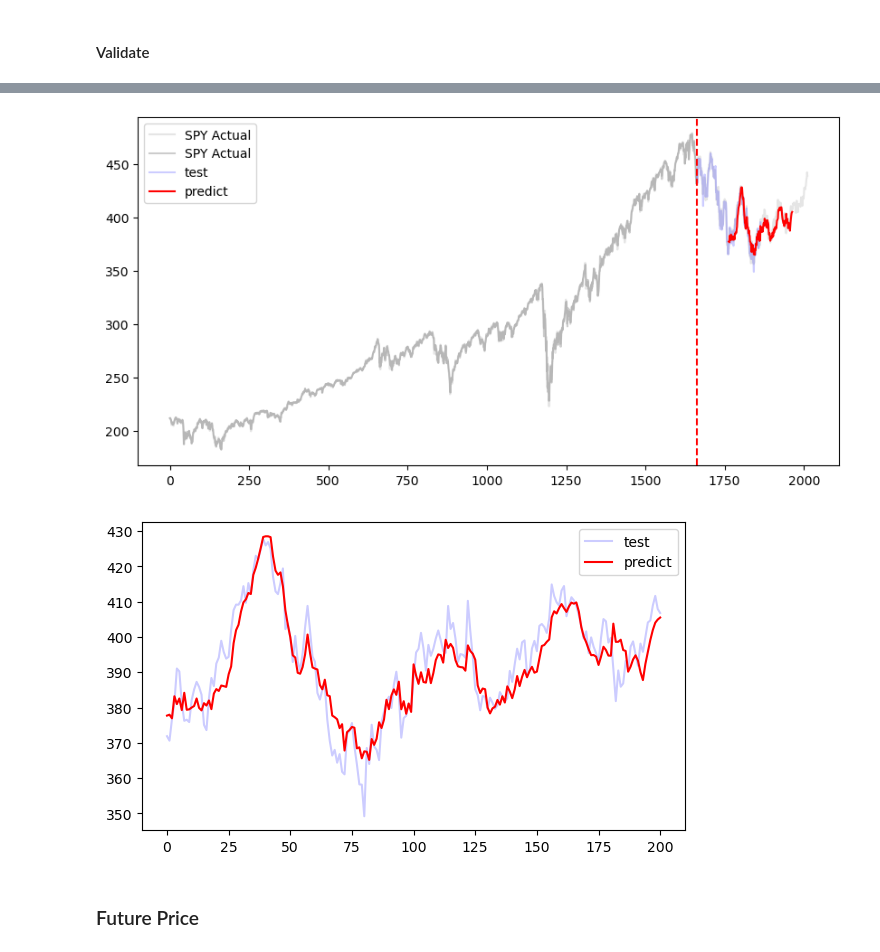
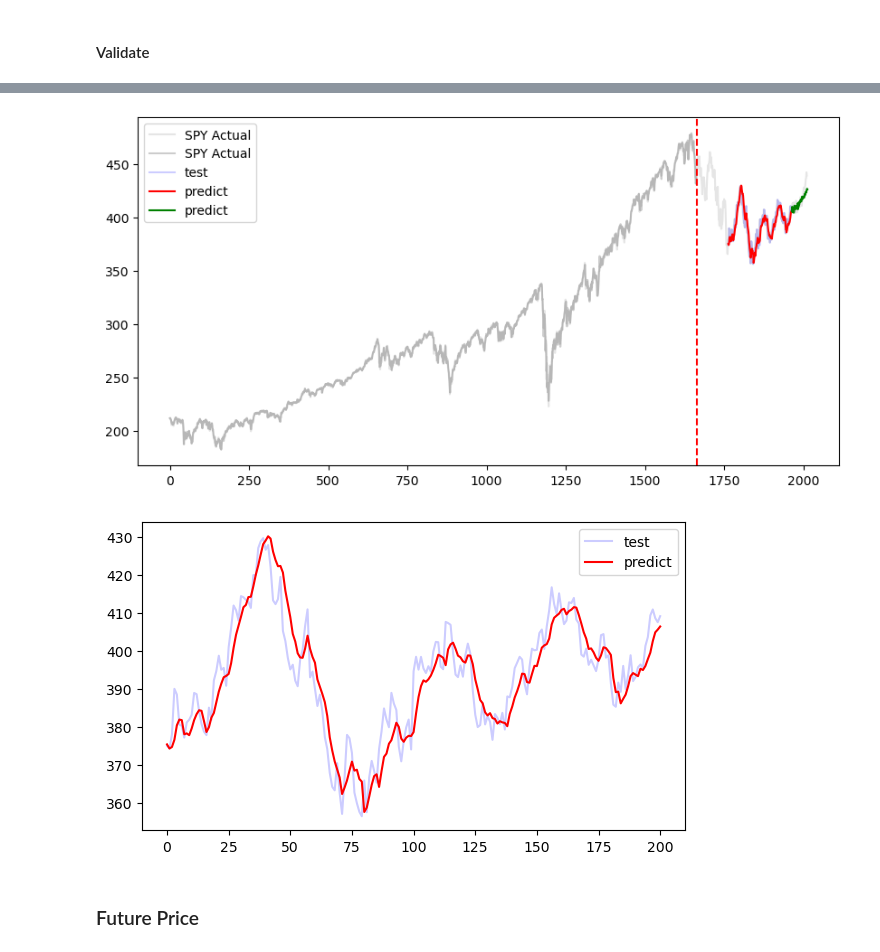
Before and after one commit to meetri/stockai, a Jupyter notebook: StockForecasterTest.ipynb, the cells around one changed output, grey strips where cells are left out. Cells and saved outputs as stored; diff of their text form; code cells hidden in the pictures.

```diff
--- a/StockForecasterTest.ipynb
+++ b/StockForecasterTest.ipynb
@@ -5,7 +5,12 @@ from lib.forecast import StockForecaster
 import matplotlib.pyplot as plt
 import pandas as pd
 # %%
-sf = StockForecaster(epochs=2000, gpu_device="mps")
-sf.load("spydata.csv")
+# sf = StockForecaster(epochs=500,lr=0.001, hidden_size=20, gpu_device="mps")
+sf.load("spydata.csv", start_at = 0)
+
+# sf = StockForecaster(epochs=500,lr=0.001, hidden_size=20, gpu_device="mps")
+# sf.load("AAPL.csv", start_at = 8600)
+
 sf.prepare()
 sf.create_model()
+sf.raw_data.size
@@ -59,10 +51,9 @@ plt.show()
 #### Validate
 # %%
 train_data = sf.ss.inverse_transform(sf.X_train_tensors.data.numpy()[:,0,:])[:,0]
-test_data = sf.ss.inverse_transform(sf.X_test_tensors.data.numpy()[:,0])
+test_data = sf.mm.inverse_transform(sf.y_test_tensors)[:,0]
 
 train_predict = sf.lstm(sf.X_test_tensors)
-data_predict = sf.mm.inverse_transform(train_predict.data.numpy())
-
-len(data_predict), len(train_predict), len(test_data), len(train_data), sf.train_samples
+data_predict = sf.mm.inverse_transform(train_predict.data.numpy())[:,0]
+pd.DataFrame(test_data).plot()
 # %% [output]
@@ -76,33 +68,43 @@ plt.plot(sf.mm.inverse_transform(sf.y_train), "k", label="SPY Actual", alpha=0.1
 
 plt.plot(train_data, "k", label="SPY Actual", alpha=0.2)
 
-td = [None] * tdata_len
-td.extend(test_data[:,0])
+td = [None] * (tdata_len + 100)
+td.extend(test_data)
 plt.plot(td, "b", label="test", alpha=0.2)
 
 dp = [None] * (tdata_len + 100)
-dp.extend(data_predict[:,0])
+dp.extend(data_predict)
 plt.plot(dp, "r", label="predict")
+
+test_predict = sf.lstm(sf.X_test_tensors[-1].unsqueeze(0)) # get the last sample
+test_predict = test_predict.detach().numpy()
+test_predict = sf.mm.inverse_transform(test_predict)
+test_predict = test_predict[0].tolist()
+
+dp = [None] * (tdata_len + 100 + len(data_predict))
+dp.extend(test_predict)
+plt.plot(dp, "g", label="predict")
+
 
 plt.axvline(x=len(train_data), c='r', linestyle='--') # size of the training set
 
 plt.legend()
 plt.show()
 # %% [output]
-[figure, old version]
+[figure, new version]
 # %%
 plt.figure(figsize=(7,4)) #plotting
 
-td = test_data[:,0]
+td = test_data
 plt.plot(td, "b", label="test", alpha=0.2)
 
-dp = data_predict[:,0]
+dp = data_predict
 plt.plot(dp, "r", label="predict")
 
 plt.legend()
 plt.show()
 # %% [output]
-[figure, old version]
+[figure, new version]
 # %% [markdown]
 ### Future Price
 # %%
```
Also changed, not shown: parts of 6 cells of this notebook, 2 other files.
